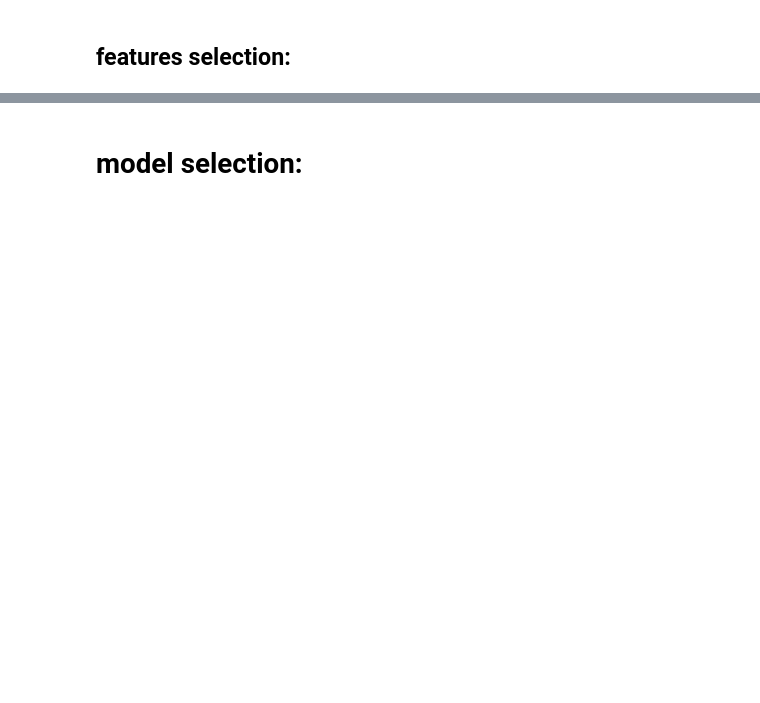
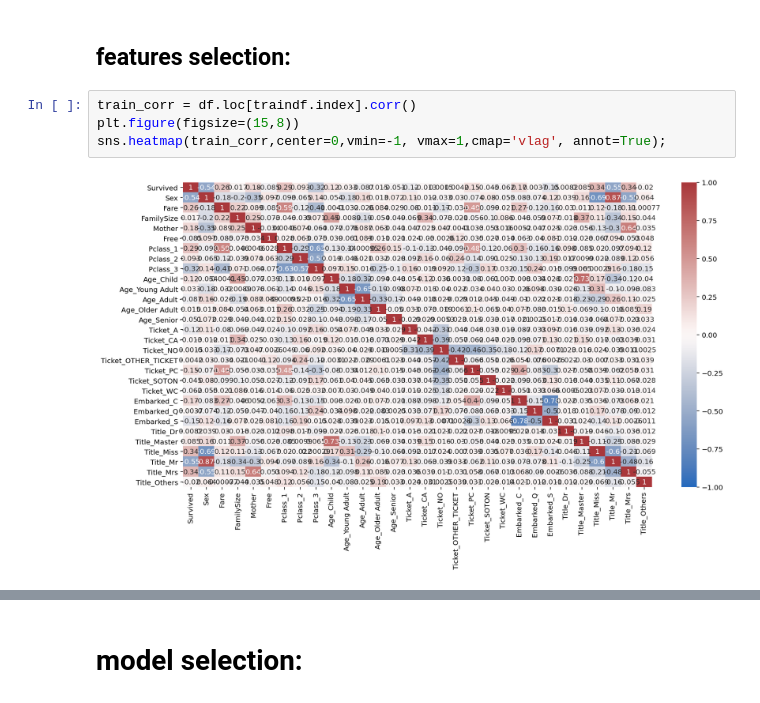
Before and after one commit to dmashchenko/titanic, a Jupyter notebook: titanic.ipynb, the cells around one changed output, grey strips where cells are left out. Drawn from its saved outputs; the diff is of its cells as text; blank space fills up the shorter version.

```diff
--- a/titanic.ipynb
+++ b/titanic.ipynb
@@ -94,2 +106,8 @@ weighted avg       0.81      0.81      0.81       268
 # %% [markdown]
 ## features selection:
+# %%
+train_corr = df.loc[traindf.index].corr()
+plt.figure(figsize=(15,8))
+sns.heatmap(train_corr,center=0,vmin=-1, vmax=1,cmap='vlag', annot=True);
+# %% [output]
+[figure, added]
```
Also changed, not shown: parts of 24 cells of this notebook, 3 other files.
